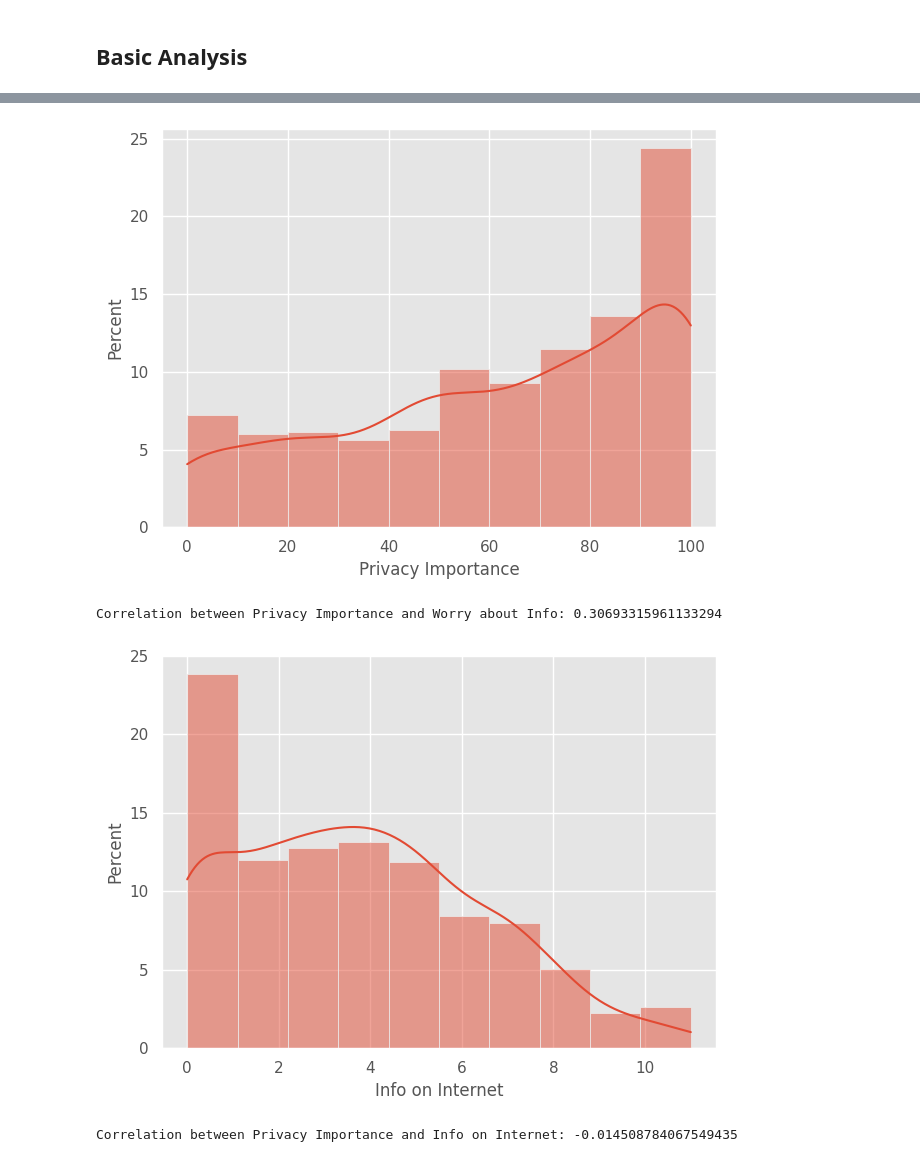
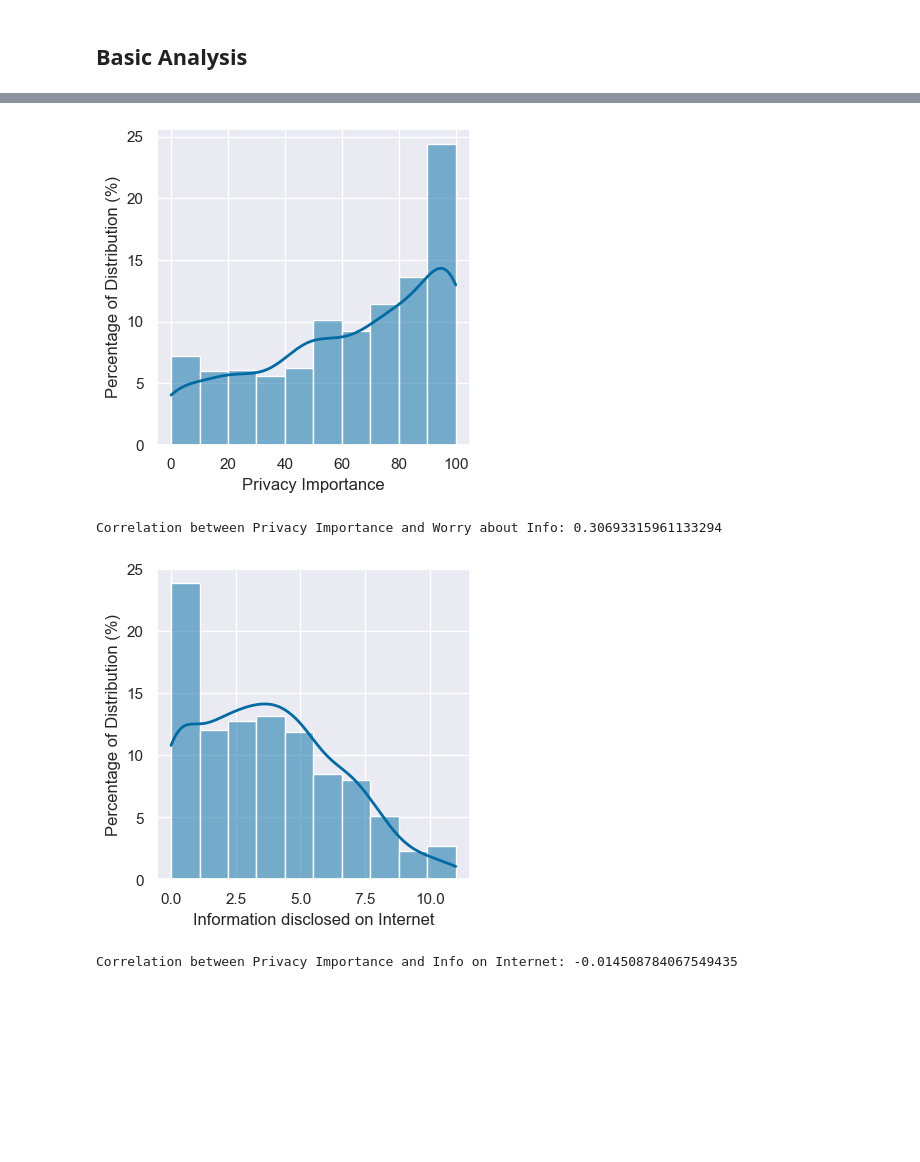
Before and after one commit to catarinaacsilva/privacy-analysis, a Jupyter notebook: main.ipynb, the cells around one changed output, grey strips where cells are left out. Saved outputs shown, nothing was run; the diff lists cells and outputs as text; code cells hidden in the pictures; blank space fills up the shorter version.

```diff
--- a/main.ipynb
+++ b/main.ipynb
@@ -49,8 +49,10 @@ import sklearn.metrics as metrics
 import sklearn.model_selection as model_selection
 
 sns.set_theme()
-plt.style.use('ggplot')
+plt.style.use('tableau-colorblind10')
 plt.rcParams['figure.autolayout'] = True
+plt.rcParams['figure.figsize'] = (4, 4)
+plt.rcParams['lines.linewidth'] = 2
 # %% [markdown]
 ## Load the Dataset
 # %%
@@ -224,22 +227,23 @@ plt.show()
 # %%
 # Privacy Importance and Worry about it
-sns.histplot(data=df, x='Privacy Importance', kde=True, stat='percent', bins=10)
+ax = sns.histplot(data=df, x='Privacy Importance', kde=True, stat='percent', bins=10)
+ax.set(xlabel='Privacy Importance', ylabel='Percentage of Distribution (%)')
 plt.savefig('figures/01_privacy.png', bbox_inches='tight')
 plt.savefig('figures/01_privacy.pdf', bbox_inches='tight')
 plt.show()
 correlation_spearman = df.select(pl.corr('Privacy Importance', 'Worry about Info', method='spearman'))
 print(f'Correlation between Privacy Importance and Worry about Info: {pl.select(correlation_spearman).item()}')
 # %% [output]
-[figure, old version]
+[figure, new version]
 Correlation between Privacy Importance and Worry about Info: 0.30693315961133294
 # %%
-sns.histplot(data=df, x='Info on Internet', kde=True, stat='percent', bins=10)
-
+ax = sns.histplot(data=df, x='Info on Internet', kde=True, stat='percent', bins=10)
+ax.set(xlabel='Information disclosed on Internet', ylabel='Percentage of Distribution (%)')
 plt.savefig('figures/02_info.png', bbox_inches='tight')
 plt.savefig('figures/02_info.pdf', bbox_inches='tight')
 plt.show()
 # %% [output]
-[figure, old version]
+[figure, new version]
 # %%
 correlation_spearman = df.select(pl.corr('Privacy Importance', 'Info on Internet', method='spearman'))
 print(f'Correlation between Privacy Importance and Info on Internet: {pl.select(correlation_spearman).item()}')
```
Also changed, not shown: parts of 9 cells of this notebook, 15 other files.
